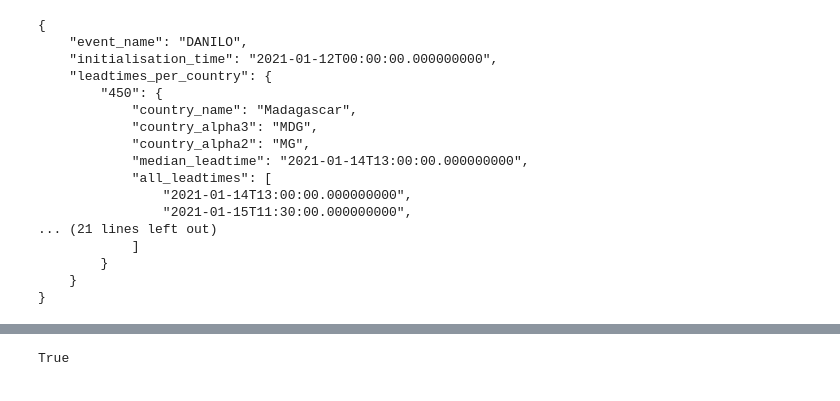
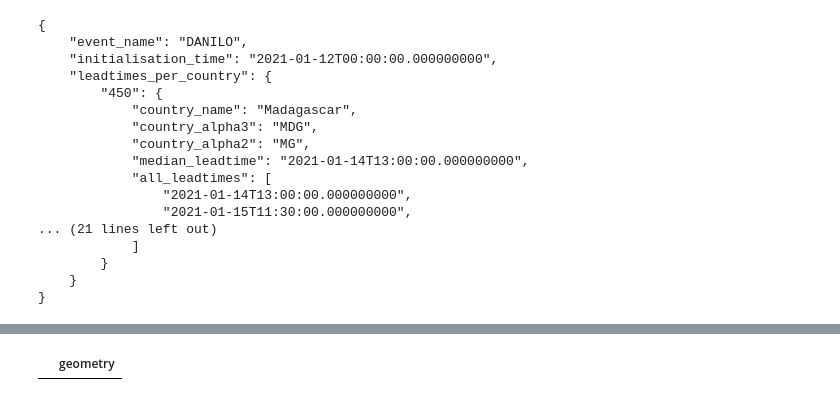
Before and after one commit to ThomasRoosli/Weather4UN_global_impact_estimates, a Jupyter notebook: jupyter/Weather4UN_TC_impacts.ipynb, the cells around one changed output, grey strips where cells are left out. Saved outputs shown, nothing was run; the diff lists cells and outputs as text; code cells hidden in the pictures.

Commit message:
move data and small changes

```diff
--- a/jupyter/Weather4UN_TC_impacts.ipynb
+++ b/jupyter/Weather4UN_TC_impacts.ipynb
@@ -7,0 +13,5 @@ from w4un_hydromet_impact.impact.main import calculate_impact
+# %%
+from pathlib import Path
+
+DATA_DIR = Path('./data/')
+SAVE_DIR = Path('./results/')
@@ -11,6 +39,9 @@ provide an empty string to fetch a current forecast or provide a filepath to a g
 # %%
-weather_data_location = '/home/roo/Documents/git_folder/Weather4UN_global_impact_estimates/jupyter/S1T01120000mars20210001'
-centroids_location = '/home/roo/climada/data/centroids/earth_centroids_150asland_1800asoceans_distcoast_region_nopoles/v2/earth_centroids_150asland_1800asoceans_distcoast_region_nopoles.hdf5'
+weather_data_location = DATA_DIR / 'S1T01120000mars20210001'
+
+#centroids_location = '/home/roo/climada/data/centroids/earth_centroids_150asland_1800asoceans_distcoast_region_nopoles/v2/earth_centroids_150asland_1800asoceans_distcoast_region_nopoles.hdf5'
+centroids_location = DATA_DIR / 'earth_centroids_150asland_1800asoceans_distcoast_region_nopoles.hdf5'
+
 haz_Source = KnownHazardSources.TROPICAL_CYCLONE_FROM_ECMWF
 haz_list = calculate_hazard(weather_data_location, centroids_location, haz_Source)
 # %% [output]
@@ -85,7 +133,7 @@ for event_i in haz_list:
         for leadtime_i in hazard_metadata_json['leadtimes_per_country'].values():
             calc_impact_properties = CalculateImpactProperties.create(
                 country= leadtime_i['country_name'],
-                vulnerability_file_name= vulnerability_file_name,
+                vulnerability_file_name= DATA_DIR / vulnerability_file_name, # here we could add the path
                 impact_type= impact_type,
             )
             res = calculate_impact(
@@ -144,4 +213,5 @@ ValueError: aspect must be finite and positive
 # %%
-polygons.empty
+# check polygons
+polygons
 # %% [output]
-True
+|  | geometry |
```
Also changed, not shown: parts of 22 cells of this notebook, 10 other files.
